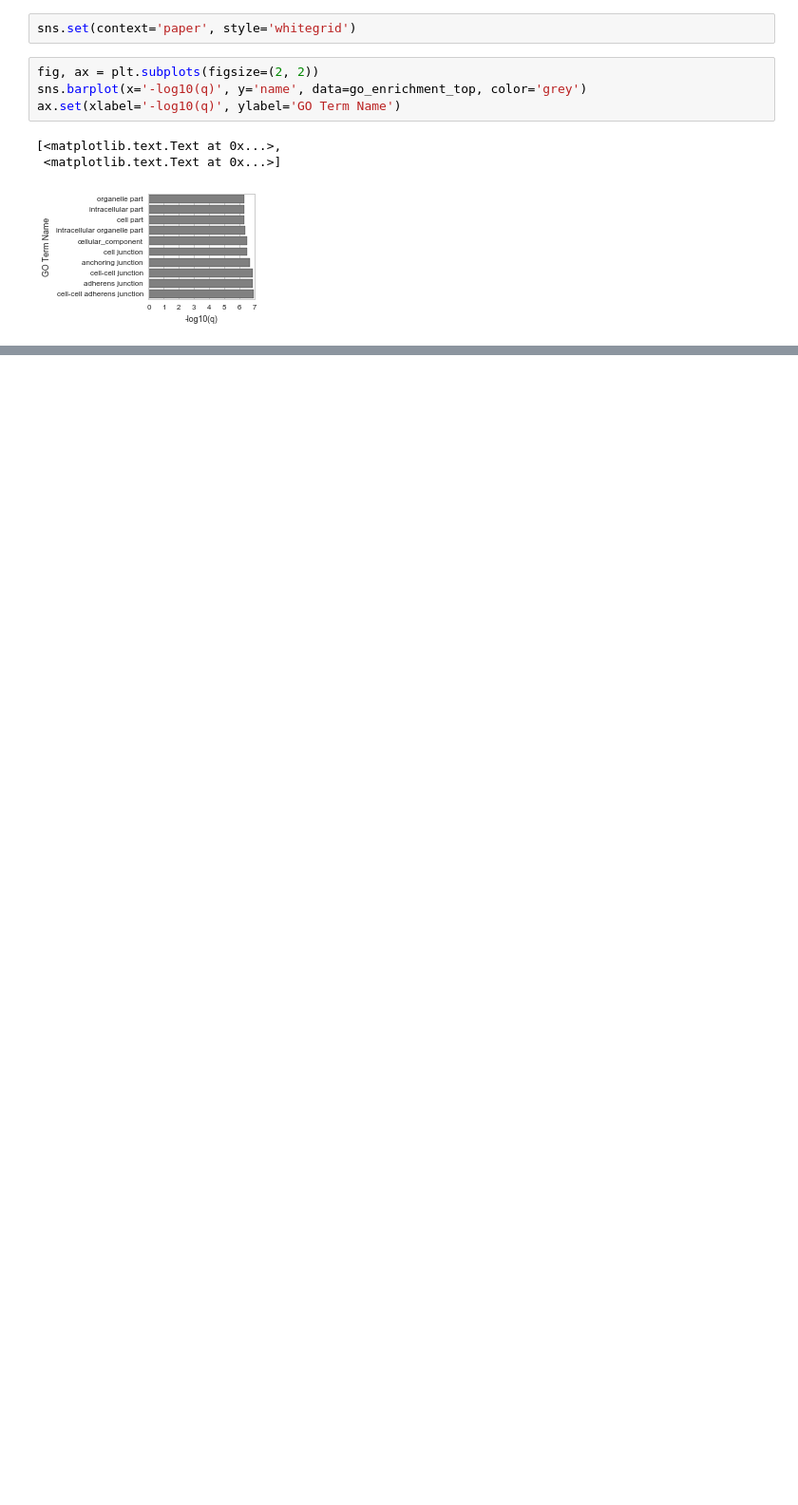
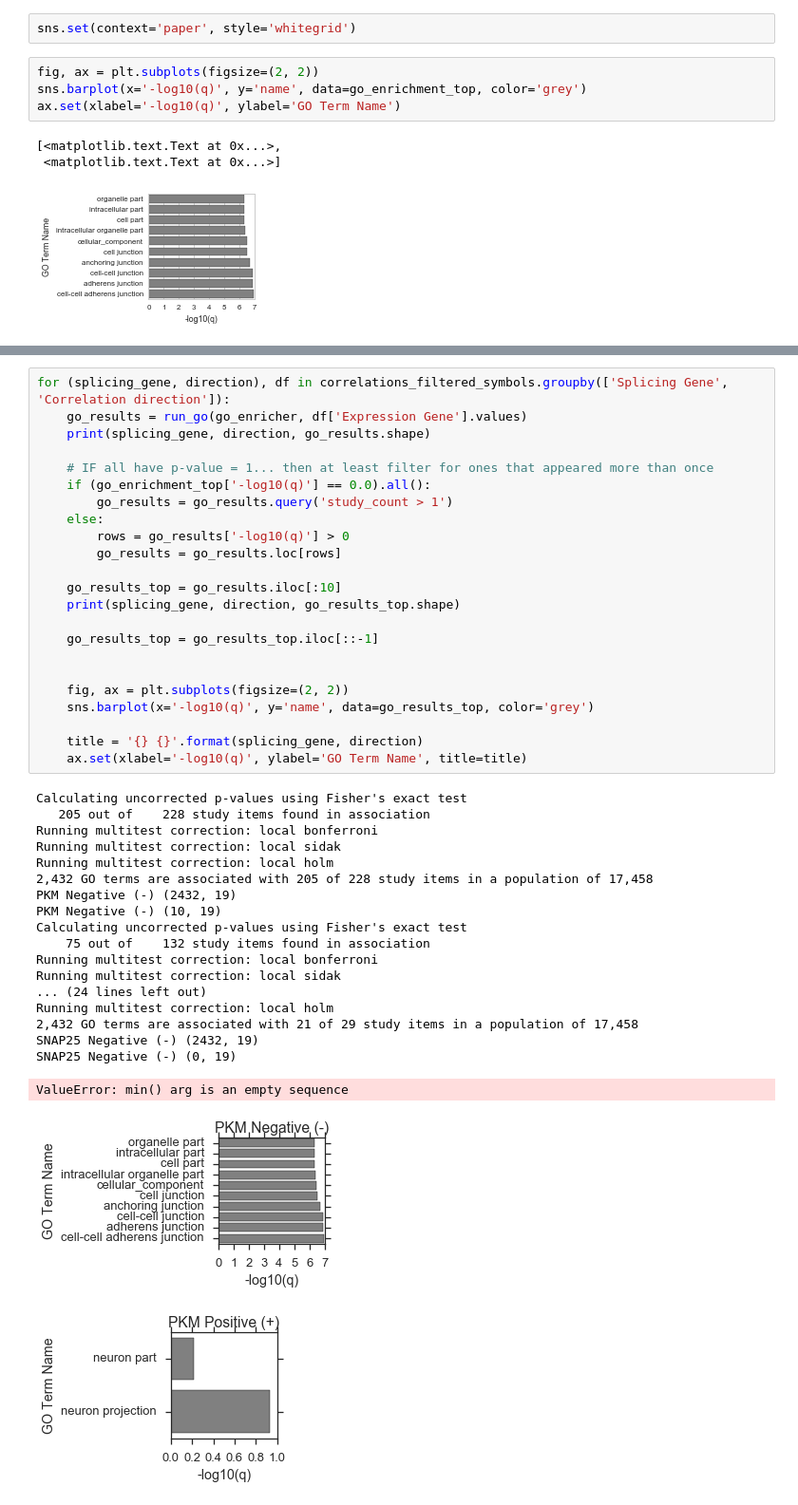
Before and after one commit to YeoLab/singlecell_pnm, a Jupyter notebook: 6._Figure_6/007_dig_into_correlations.ipynb, the cells around one changed output, grey strips where cells are left out. Shown at 95% size. Drawn from its saved outputs; the diff is of its cells as text; blank space fills up the shorter version.

```diff
--- a/6._Figure_6/007_dig_into_correlations.ipynb
+++ b/6._Figure_6/007_dig_into_correlations.ipynb
@@ -518,0 +553,44 @@ ax.set(xlabel='-log10(q)', ylabel='GO Term Name')
+# %%
+for (splicing_gene, direction), df in correlations_filtered_symbols.groupby(['Splicing Gene', 'Correlation direction']):
+    go_results = run_go(go_enricher, df['Expression Gene'].values)
+    print(splicing_gene, direction, go_results.shape)
+
+    # IF all have p-value = 1... then at least filter for ones that appeared more than once
+    if (go_enrichment_top['-log10(q)'] == 0.0).all():
+        go_results = go_results.query('study_count > 1')
+    else:
+        rows = go_results['-log10(q)'] > 0
+        go_results = go_results.loc[rows]
+
+    go_results_top = go_results.iloc[:10]
+    print(splicing_gene, direction, go_results_top.shape)
+
+    go_results_top = go_results_top.iloc[::-1]
+
+
+    fig, ax = plt.subplots(figsize=(2, 2))
+    sns.barplot(x='-log10(q)', y='name', data=go_results_top, color='grey')
+
+    title = '{} {}'.format(splicing_gene, direction)
+    ax.set(xlabel='-log10(q)', ylabel='GO Term Name', title=title)
+# %% [output]
+Calculating uncorrected p-values using Fisher's exact test
+   205 out of    228 study items found in association
+Running multitest correction: local bonferroni
+Running multitest correction: local sidak
+Running multitest correction: local holm
+2,432 GO terms are associated with 205 of 228 study items in a population of 17,458
+PKM Negative (-) (2432, 19)
+PKM Negative (-) (10, 19)
+Calculating uncorrected p-values using Fisher's exact test
+    75 out of    132 study items found in association
+Running multitest correction: local bonferroni
+Running multitest correction: local sidak
+... (24 lines left out)
+Running multitest correction: local holm
+2,432 GO terms are associated with 21 of 29 study items in a population of 17,458
+SNAP25 Negative (-) (2432, 19)
+SNAP25 Negative (-) (0, 19)
+ValueError: min() arg is an empty sequence
+[figure, added]
+[figure, added]
```
Also changed, not shown: parts of 23 cells of this notebook, 1 other file.
